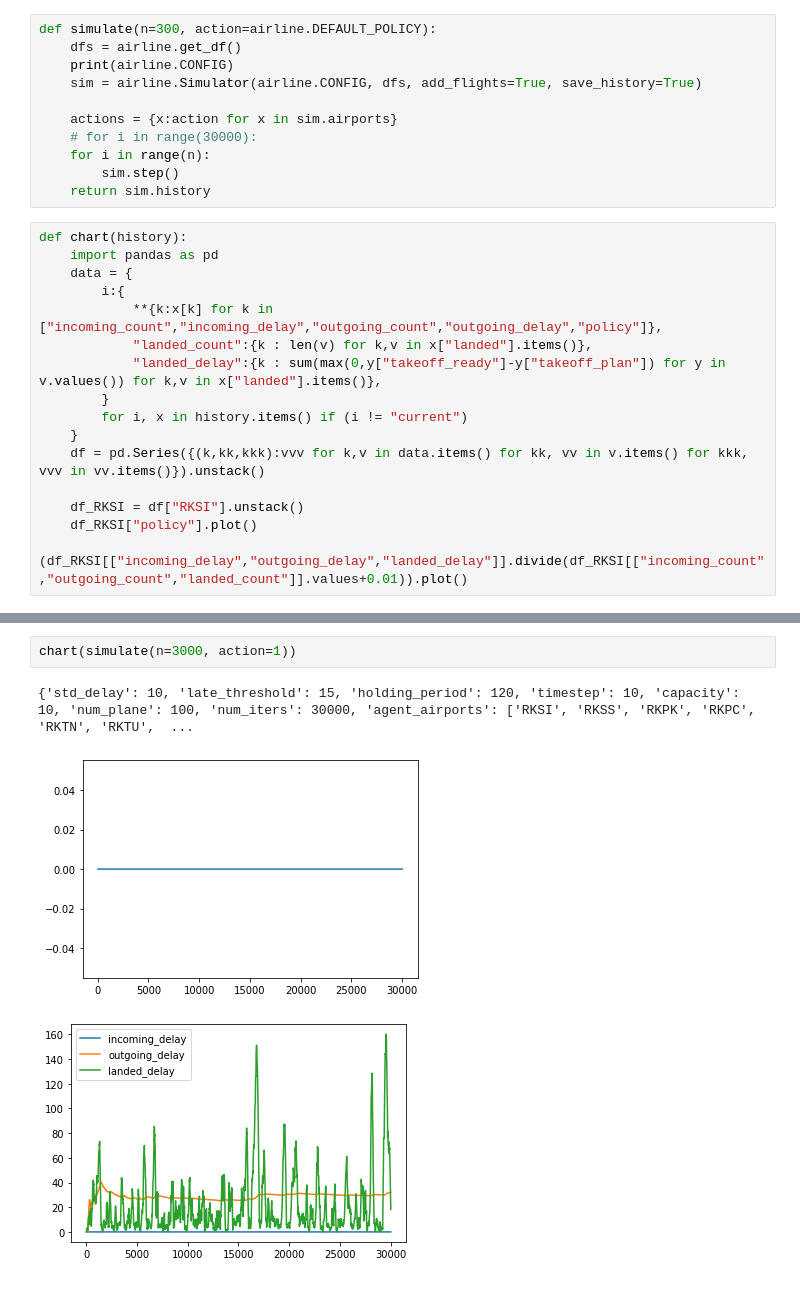
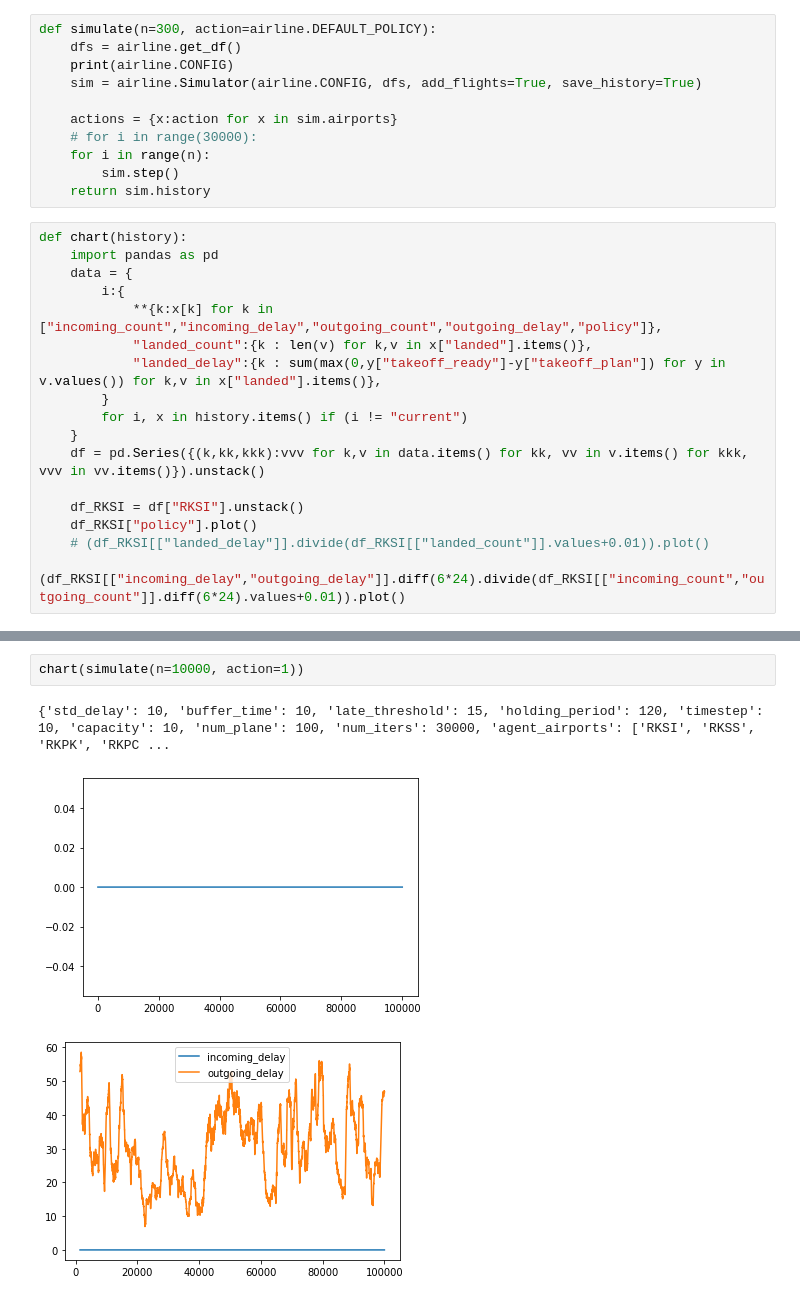
Before and after one commit to Thessal/flight_simulator, a Jupyter notebook: analysis.ipynb, the cells around one changed output, grey strips where cells are left out. Cells and saved outputs as stored; diff of their text form.

```diff
--- a/analysis.ipynb
+++ b/analysis.ipynb
@@ -42,5 +38,6 @@ def chart(history):
 
     df_RKSI = df["RKSI"].unstack()
     df_RKSI["policy"].plot()
-    (df_RKSI[["incoming_delay","outgoing_delay","landed_delay"]].divide(df_RKSI[["incoming_count","outgoing_count","landed_count"]].values+0.01)).plot()
+    # (df_RKSI[["landed_delay"]].divide(df_RKSI[["landed_count"]].values+0.01)).plot()
+    (df_RKSI[["incoming_delay","outgoing_delay"]].diff(6*24).divide(df_RKSI[["incoming_count","outgoing_count"]].diff(6*24).values+0.01)).plot()
 # %%
@@ -52,7 +49,7 @@ chart(simulate(n=30000, action=0))
 # %%
-chart(simulate(n=3000, action=1))
+chart(simulate(n=10000, action=1))
 # %% [output]
-{'std_delay': 10, 'late_threshold': 15, 'holding_period': 120, 'timestep': 10, 'capacity': 10, 'num_plane': 100, 'num_iters': 30000, 'agent_airports': ['RKSI', 'RKSS', 'RKPK', 'RKPC', 'RKTN', 'RKTU',  ...
+{'std_delay': 10, 'buffer_time': 10, 'late_threshold': 15, 'holding_period': 120, 'timestep': 10, 'capacity': 10, 'num_plane': 100, 'num_iters': 30000, 'agent_airports': ['RKSI', 'RKSS', 'RKPK', 'RKPC ...
-[figure, old version]
+[figure, new version]
-[figure, old version]
+[figure, new version]
 # %%
```
Also changed, not shown: parts of 3 cells of this notebook, 1 other file.
